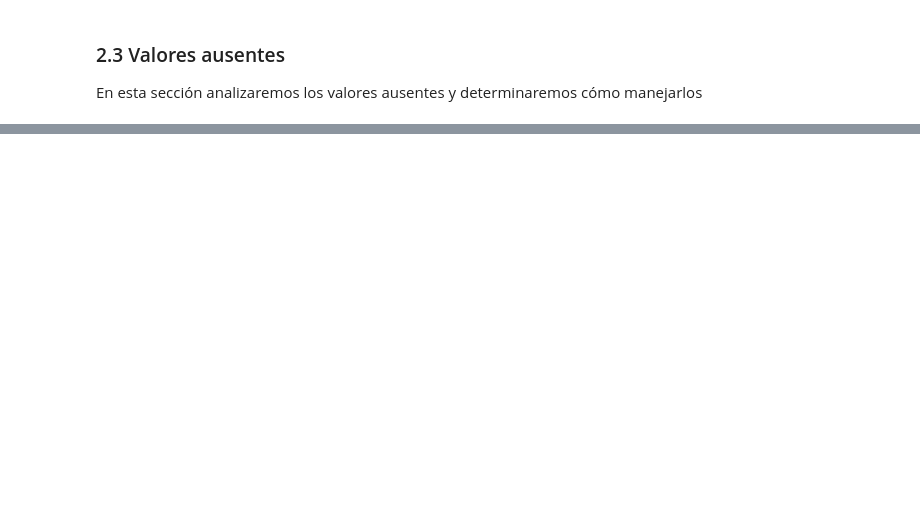
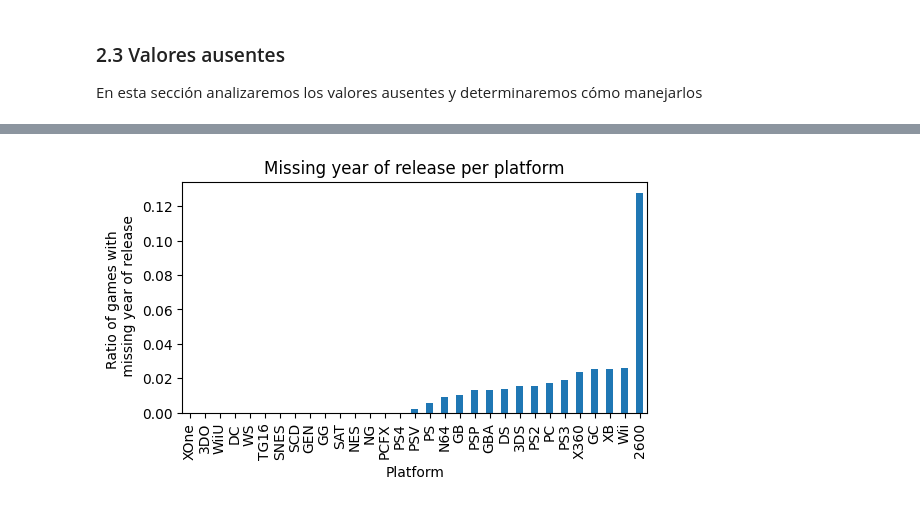
Before and after one commit to Victor-Mier/statistical_analysis, a Jupyter notebook: notebook.ipynb, the cells around one changed output, grey strips where cells are left out. Cells and saved outputs as stored; diff of their text form; code cells hidden in the pictures; blank space fills up the shorter version.

Commit message:
Preprocesamiento de datos completado

```diff
--- a/notebook.ipynb
+++ b/notebook.ipynb
@@ -22,8 +23,10 @@ import pandas as pd
 # Utilizamos un bloque try-except para incluir las dos rutas al archivo (ruta relativa en PC local y ruta relativa en el servidor de TripleTen)
 try:
   games = pd.read_csv('./datasets/games.csv')
+  platform_info = pd.read_csv('./datasets/consolas.csv', sep='|')
 except:
   games = pd.read_csv('/datasets/games.csv')
+  platform_info = pd.read_csv('/datasets/consolas.csv', sep='|')
 # %%
 # Mostramos la estructura del dataset con el método info(), describe() y visualizamos las primeras líneas con head().
 games.info()
@@ -85,0 +119,4 @@ games.columns
+# %%
+# Cambiamos el tipo de datos de 'year_of_release' a tipo de fecha
+games['year_of_release'] = pd.to_datetime(games['year_of_release'], format='%Y')
+games.head(2)
@@ -85,0 +127,5 @@ games.columns
+# %%
+# Cambiamos el tipo de datos de las columnas 'platform' y 'genre' a category, ya que solo tenemos 31 plataformas y 12 géneros. Con este cambio podemos ahorrar espacio.
+games['platform'] = games['platform'].astype('category')
+games['genre'] = games['genre'].astype('category')
+games.dtypes
@@ -111,0 +264,10 @@ print(missing_year_of_release.head())
+# %%
+# Analizamos los valores ausentes respecto a las plataformas
+plt.figure(figsize=(6,3))
+games['year_of_release'].isna().groupby(games['platform']).mean().sort_values().plot(kind='bar')
+plt.title('Missing year of release per platform')
+plt.xlabel('Platform')
+plt.ylabel('Ratio of games with \n missing year of release')
+plt.show()
+# %% [output]
+[figure, added]
```
Also changed, not shown: parts of 28 cells of this notebook, 1 other file.
